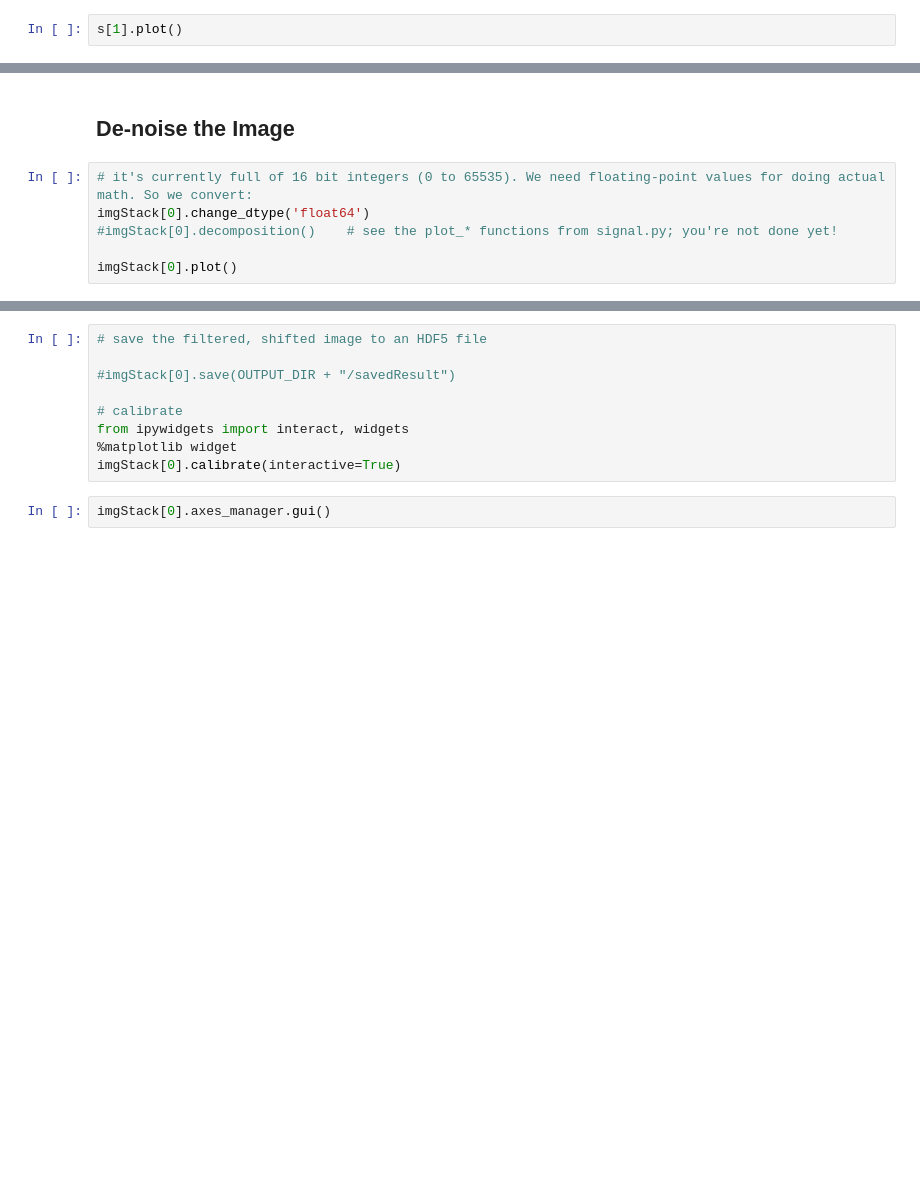
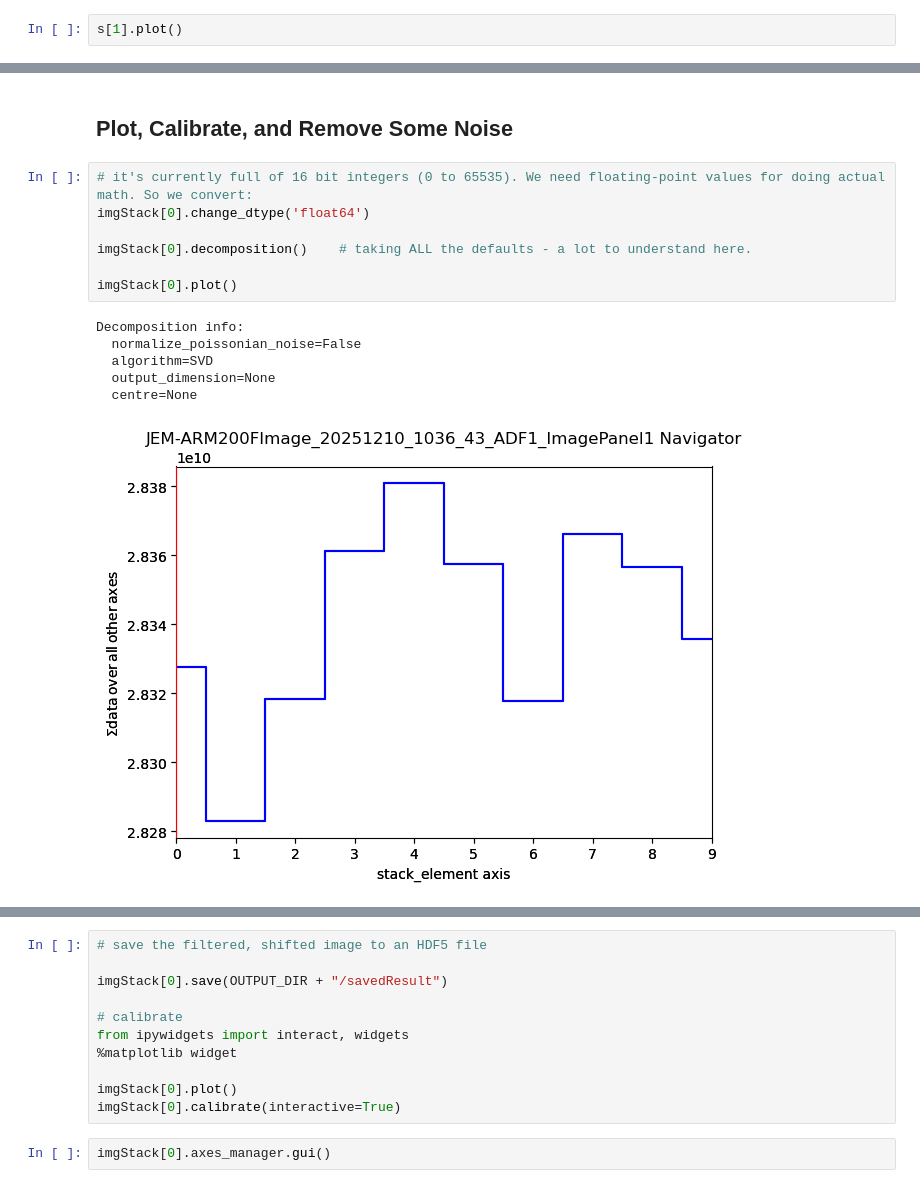
Before and after one commit to RENCI-NRIG/CITEAM, a Jupyter notebook: notebooks/HyperspyExperiments.ipynb, the cells around one changed output, grey strips where cells are left out. Cells and saved outputs as stored; diff of their text form; blank space fills up the shorter version.

```diff
--- a/notebooks/HyperspyExperiments.ipynb
+++ b/notebooks/HyperspyExperiments.ipynb
@@ -206,8 +217,16 @@ print("original_metadata =", wholeStack.original_metadata)
 # %% [markdown]
-## De-noise the Image
+## Plot, Calibrate, and Remove Some Noise
 # %%
 # it's currently full of 16 bit integers (0 to 65535). We need floating-point values for doing actual math. So we convert:
 imgStack[0].change_dtype('float64')
-#imgStack[0].decomposition()    # see the plot_* functions from signal.py; you're not done yet!
+
+imgStack[0].decomposition()    # taking ALL the defaults - a lot to understand here.
 
 imgStack[0].plot()
+# %% [output]
+Decomposition info:
+  normalize_poissonian_noise=False
+  algorithm=SVD
+  output_dimension=None
+  centre=None
+[figure, added]
@@ -214,11 +234,13 @@ imgStack[0].plot()
 # %%
 # save the filtered, shifted image to an HDF5 file
 
-#imgStack[0].save(OUTPUT_DIR + "/savedResult")
+imgStack[0].save(OUTPUT_DIR + "/savedResult")
 
 # calibrate
 from ipywidgets import interact, widgets
 %matplotlib widget
+
+imgStack[0].plot()
 imgStack[0].calibrate(interactive=True)
 # %%
 imgStack[0].axes_manager.gui()
```
Also changed, not shown: parts of 29 cells of this notebook.
